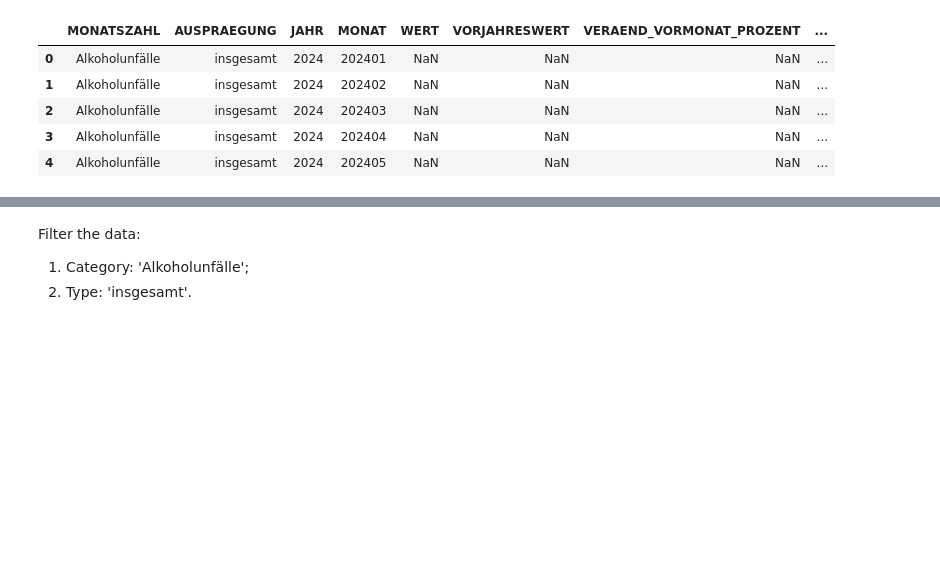
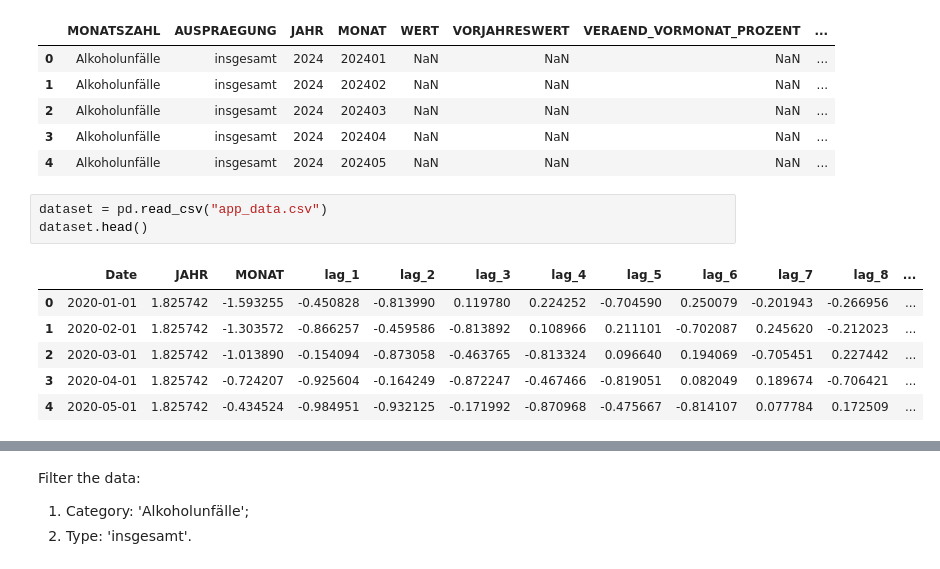
Before and after one commit to ArtemSerebriakov/DPS-Challenge, a Jupyter notebook: solution_dps.ipynb, the cells around one changed output, grey strips where cells are left out. Saved outputs shown, nothing was run; the diff lists cells and outputs as text; blank space fills up the shorter version.

```diff
--- a/solution_dps.ipynb
+++ b/solution_dps.ipynb
@@ -52,3 +54,13 @@ df.head()
 | 2 | Alkoholunfälle | insgesamt | 2024 | 202403 | NaN | NaN | NaN | ... |
 | 3 | Alkoholunfälle | insgesamt | 2024 | 202404 | NaN | NaN | NaN | ... |
 | 4 | Alkoholunfälle | insgesamt | 2024 | 202405 | NaN | NaN | NaN | ... |
+# %%
+dataset = pd.read_csv("app_data.csv")
+dataset.head()
+# %% [output]
+|  | Date | JAHR | MONAT | lag_1 | lag_2 | lag_3 | lag_4 | lag_5 | lag_6 | lag_7 | lag_8 | ... |
+| 0 | 2020-01-01 | 1.825742 | -1.593255 | -0.450828 | -0.813990 | 0.119780 | 0.224252 | -0.704590 | 0.250079 | -0.201943 | -0.266956 | ... |
+| 1 | 2020-02-01 | 1.825742 | -1.303572 | -0.866257 | -0.459586 | -0.813892 | 0.108966 | 0.211101 | -0.702087 | 0.245620 | -0.212023 | ... |
+| 2 | 2020-03-01 | 1.825742 | -1.013890 | -0.154094 | -0.873058 | -0.463765 | -0.813324 | 0.096640 | 0.194069 | -0.705451 | 0.227442 | ... |
+| 3 | 2020-04-01 | 1.825742 | -0.724207 | -0.925604 | -0.164249 | -0.872247 | -0.467466 | -0.819051 | 0.082049 | 0.189674 | -0.706421 | ... |
+| 4 | 2020-05-01 | 1.825742 | -0.434524 | -0.984951 | -0.932125 | -0.171992 | -0.870968 | -0.475667 | -0.814107 | 0.077784 | 0.172509 | ... |
```
Also changed, not shown: parts of 18 cells of this notebook, 7 other files.
